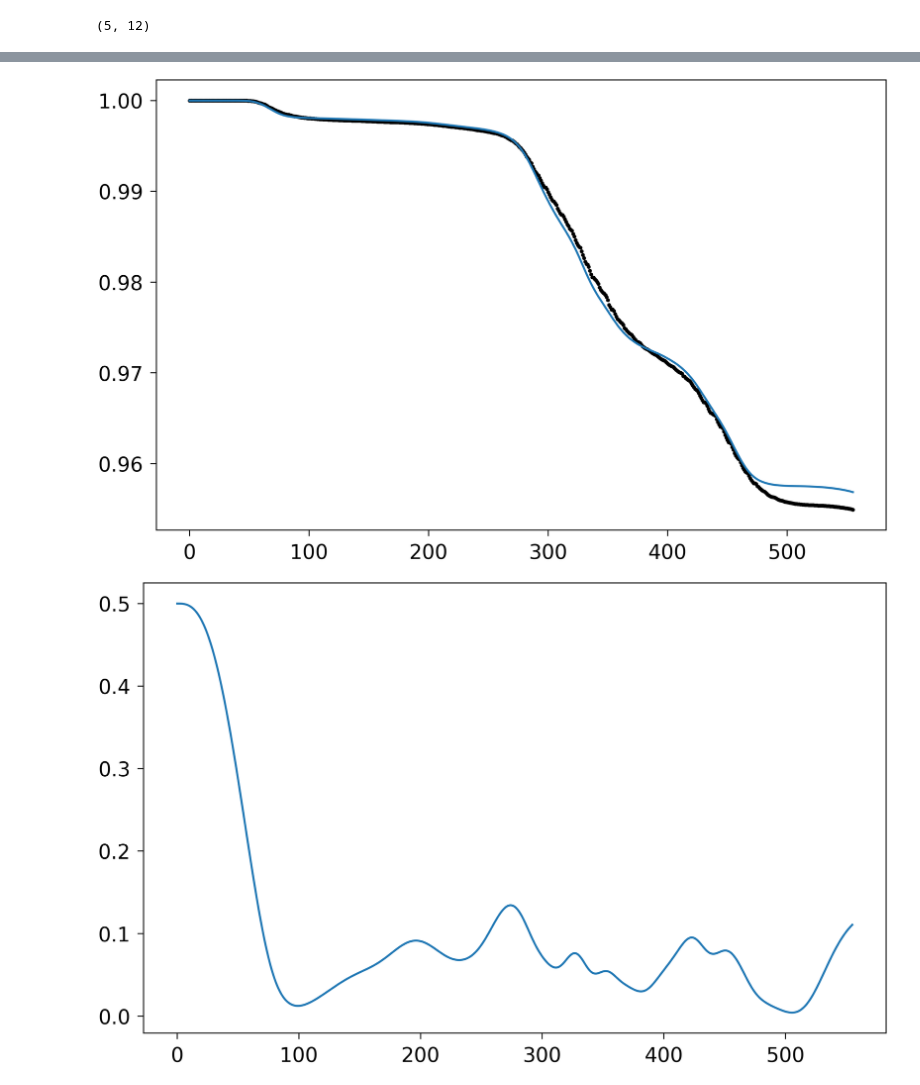
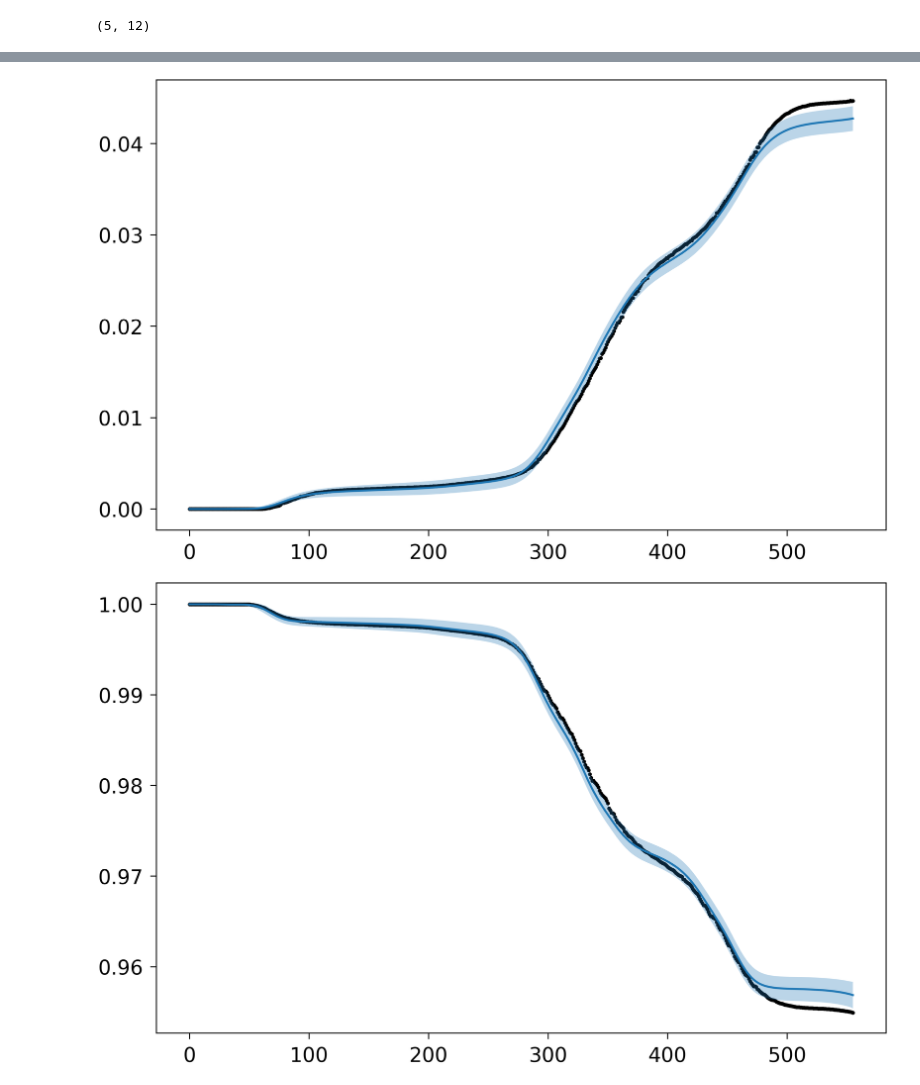
Before and after one commit to paufisch/ode_filters, a Jupyter notebook: SIR.ipynb, the cells around one changed output, grey strips where cells are left out. Saved outputs shown, nothing was run; the diff lists cells and outputs as text; code cells hidden in the pictures.

```diff
--- a/SIR.ipynb
+++ b/SIR.ipynb
@@ -230,8 +230,7 @@ d, q = 4, 2
 
 #Prior model for q=2 TODO: generalize this for variable q
 A = lambda h: anp.array([[1.0, h, h**2/2.0], [0.0, 1.0, h], [0.0, 0.0, 1.0]])
-sigma = 0.1
-Q = lambda h: sigma**2 * anp.array([[h**5/20.0, h**4/8.0, h**3/6.0],
+Q = lambda h: anp.array([[h**5/20.0, h**4/8.0, h**3/6.0],
                                     [h**4/8.0, h**3/3.0, h**2/2.0],
                                     [h**3/6.0, h**2/2.0, h]])
 
@@ -243,7 +242,9 @@ x2 = anp.dot(Jvf(y0), x1)  # second derivative
 mu_0 = anp.concatenate([y0, x1, x2])  # shape (d*(q+1),)
 #mu_0 = np.concat([y0, vf(y0), np.zeros(d)])
 Sigma_0 = anp.eye(d*(q+1)) * 0.0
-
+Sigma_0[3,3]=1.
+Sigma_0[7,7]=1.
+Sigma_0[11,11]=1.
 
 # Discretization
 t0, t1 = 0.0, 555.0
@@ -251,9 +252,13 @@ N = 555
 ts = anp.linspace(t0, t1, num=N+1, endpoint=True)
 h = (t1 - t0) / N
 
+#hyperparameters for multiple varialbes
+sigma_x = 0.00001
+sigma_beta = 0.0003
+
 # Constant step consequences
 A_h =  anp.kron(A(h), anp.eye(d))
-Q_h = anp.kron(Q(h), anp.eye(d))
+Q_h = anp.kron(Q(h), anp.diag([sigma_x, sigma_x, sigma_x, sigma_beta])**2)
 b_h = anp.zeros((q+1)*d)
 R_h = anp.eye(d)
 
@@ -278,7 +283,8 @@ def g_conserved(X):
 
 jacobian_g_conserved = jacobian(g_conserved)
 z_sequence_conserved = anp.zeros((N, d+1))
-R_h_conserved = anp.eye(d+1)*0.1
+z_sequence_conserved[:,-1] = I[1:]
+R_h_conserved = anp.eye(d+1)*0.0005
 R_h_conserved[:4, :4] *= 0.01
 jacobian_g_conserved(mu_0).shape  # expected shape (d+1, 3*d)
 # %% [output]
@@ -322,21 +320,22 @@ plt.show()
 # %%
+plt.figure()
+plt.plot(ts[:], m_sequence[:,2])
+plt.scatter(ts, R, color='black', s=2)
+P = P_sequence[:,2,2]
+margin = 2 * np.sqrt(P)
+plt.fill_between(ts, m_sequence[:,2]-margin, m_sequence[:,2]+margin, alpha=0.3)
+plt.show()
+
 plt.figure()
 plt.plot(ts[:], m_sequence[:,0])
 plt.scatter(ts, S, color='black', s=2)
+P = P_sequence[:,0,0]
+margin = 2 * np.sqrt(P)
+plt.fill_between(ts, m_sequence[:,0]-margin, m_sequence[:,0]+margin, alpha=0.3)
 plt.show()
 # %% [output]
-[figure, old version]
+[figure, new version]
+[figure, added]
-# %%
-plt.figure()
-plt.plot(ts[:], m_sequence[:,3])
-P = P_sequence[:,3,3]
-margin = 2 * np.sqrt(P)
-#plt.fill_between(ts, m_sequence[:,3]-margin, m_sequence[:,3]+margin, alpha=0.3)
-#plt.ylim(-0.1, 0.6)
-#plt.scatter(ts, S, color='black', s=2)
-plt.show()
-# %% [output]
-[figure, removed]
 # %%
 plt.figure()
 plt.plot(ts, m_sequence[:,0]+m_sequence[:,1]+m_sequence[:,2])
```
Also changed, not shown: parts of 7 cells of this notebook.
